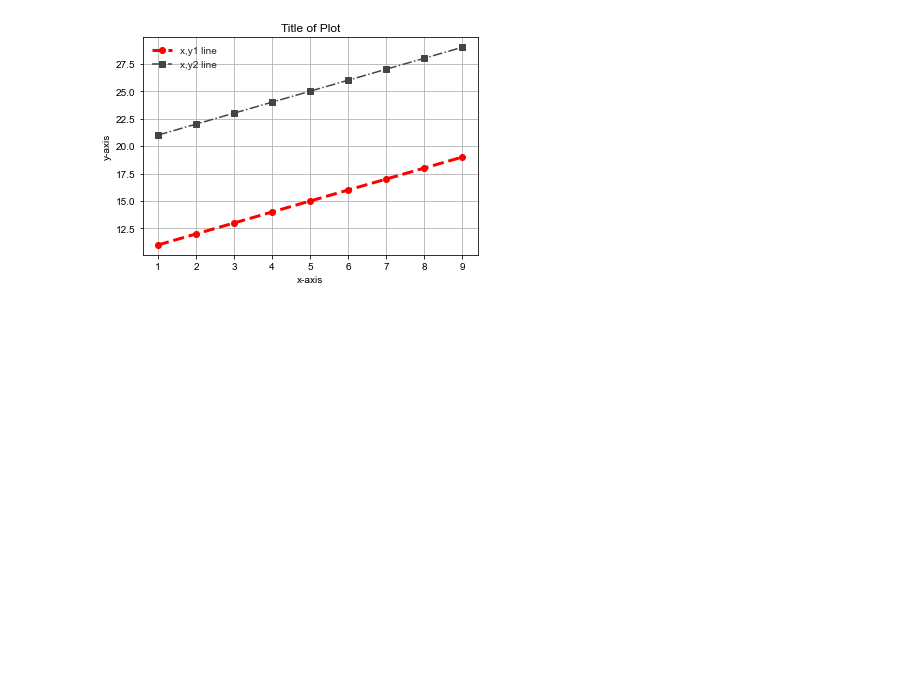
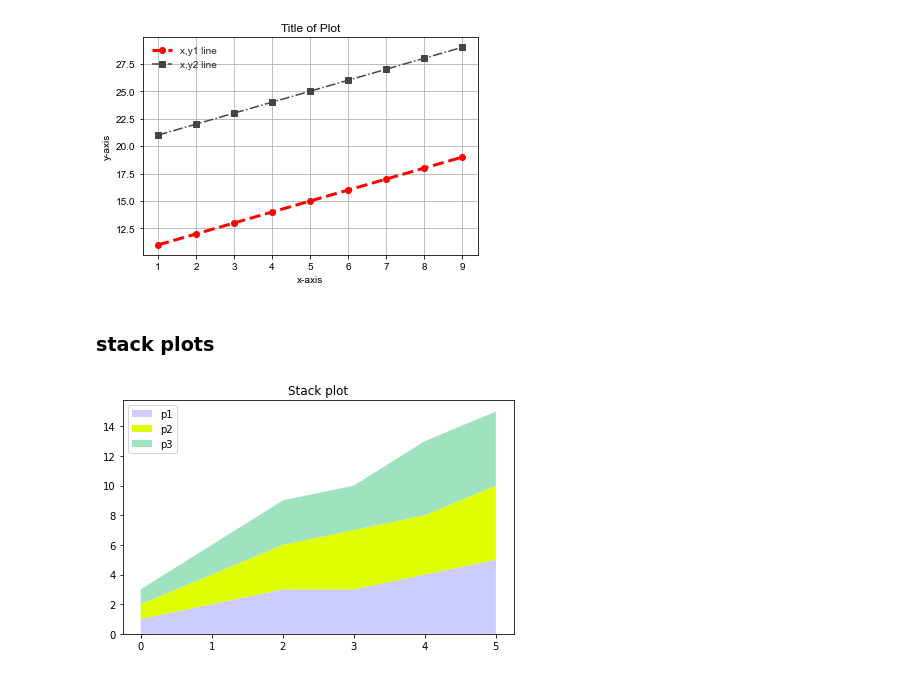
Before and after one commit to phanishinoda/matplot_notes, a Jupyter notebook: Matplotlib_line_plot.ipynb, the cells around one changed output. Saved outputs shown, nothing was run; the diff lists cells and outputs as text; code cells hidden in the pictures; blank space fills up the shorter version.

```diff
--- a/Matplotlib_line_plot.ipynb
+++ b/Matplotlib_line_plot.ipynb
@@ -94,3 +94,31 @@ plt.show()
 # %% [output]
 ['Solarize_Light2', '_classic_test_patch', 'bmh', 'classic', 'dark_background', 'fast', 'fivethirtyeight', 'ggplot', 'grayscale', 'seaborn', 'seaborn-bright', 'seaborn-colorblind', 'seaborn-dark', 'se ...
 [figure]
+# %% [markdown]
+### stack plots
+# %%
+import numpy as np
+from matplotlib import pyplot as plt
+
+minutes = np.arange(6)
+
+p1 = [1,2,3,3,4,5]
+p2 = [1,2,3,4,4,5]
+p3 = [1,2,3,3,5,5]
+
+labels = ['p1','p2','p3']
+colors = ['#CCCCFF','#DFFF00','#9FE2BF']
+
+plt.stackplot(minutes,p1,p2,p3, labels= labels, colors = colors)
+
+plt.title('Stack plot')
+plt.tight_layout()
+
+# change location of legend with loc command
+plt.legend(loc='upper left')
+# location can also be specified ---
+#plt.legend(loc=(0.07,0.05))
+
+plt.show()
+# %% [output]
+[figure, added]
```
Also changed, not shown: parts of 2 cells of this notebook, 1 other file.
